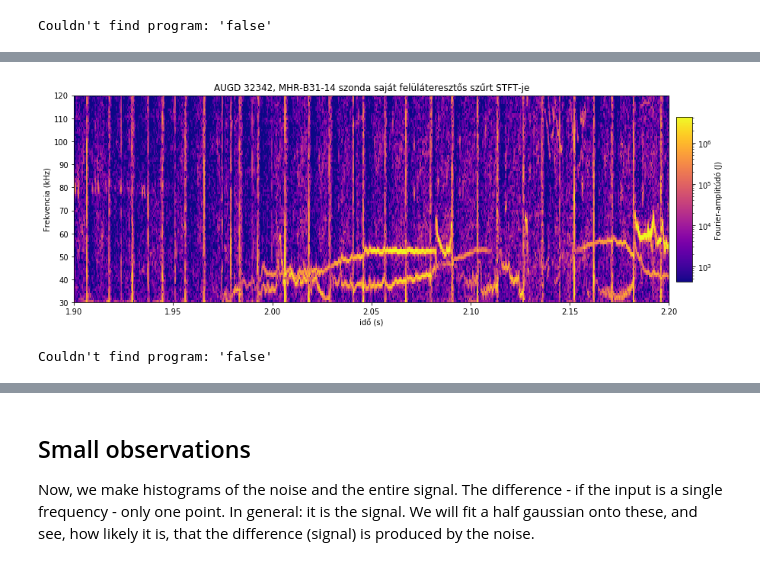
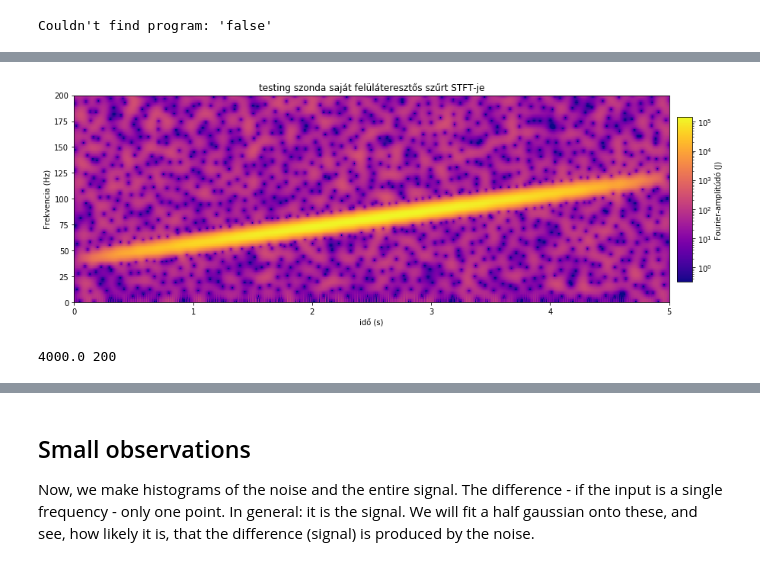
Before and after one commit to martonvavrik/fusion_research, a Jupyter notebook: waves.ipynb, the cells around one changed output, grey strips where cells are left out. Saved outputs shown, nothing was run; the diff lists cells and outputs as text; code cells hidden in the pictures.

```diff
--- a/waves.ipynb
+++ b/waves.ipynb
@@ -92,15 +90,15 @@ print("\n",shot)
 # %%
 #%%script false
-min_t=1.9
-max_t=2.2
+min_t=0#1.9
+max_t=t#2.2
 
 s = s.astype(float)
 x = x.astype(float)
 samples=s.size
-full_f = np.zeros(samples)
+#full_f = np.zeros(samples)
 t=max(x)-min(x)
 nyquist=samples/2/t
-frangemax=nyquist#250000#
+#frangemax=nyquist#250000#
 xf=np.linspace(0.0, frangemax, frangemax*t+1)
 s_rate=x.size/t
 
@@ -113,6 +111,6 @@ x=x[min_x:max_x]
 s=s[min_x:max_x]
 
 print(max_t)
-print(nyquist)
+print(frangemax)
 print(x.size)
 # %% [output]
@@ -299,9 +299,9 @@ Couldn't find program: 'false'
 ## Short-time Fourier transform
 # %%
 t0=time.time()
-win_r = 1000 #1000
-d_win=500#random.randint(200,300)
-std=500 #150
+win_r = 3000 #1000
+d_win=50#random.randint(200,300)
+std=300 #150
 win_base = scipy.signal.gaussian(2*win_r+1, std=std)#np.wining(2*win_r+1)
 
 plt.plot(win_base,".-")
@@ -368,5 +368,7 @@ t1=time.time()
 print(z_win_fft.min()**2)
 print(z_win_fft.max()**2)
 print(std)
+
+z_win_fft_cutted = (z_win_fft.T)**2
 # %% [output]
 a
@@ -452,54 +397,33 @@ Couldn't find program: 'false'
 # %%
 ##### %%script false
-colornorm=colors.LogNorm(vmin=z_win_fft_cutted.min()*40000000, vmax=z_win_fft_cutted.max()/10)
+colornorm=colors.LogNorm(vmin=z_win_fft_cutted.min()*10**6, vmax=z_win_fft_cutted.max())#40000000#10
 logax = np.linspace(int(np.log10(z_win_fft_cutted.min())),int(np.log10(z_win_fft_cutted.max())),int(np.log10(z_win_fft_cutted.max()))-int(np.log10(z_win_fft_cutted.min()))+1)
 logax = 10**logax
 fig, ax = plt.subplots(figsize=(14,5))
 #extent=[0,t-(2*win_r/s_rate),0,frangemax/t],
 #plt.figure(figsize=(15,10))
 #ax.plot(x,np.abs(full_f),color='g',linewidth=3,linestyle='dashed',alpha=0.6)#img = ax.
-img = plt.imshow(z_win_fft_cutted,cmap='plasma',  aspect='auto', extent=[min_t,max_t,frangemax/1000,0], norm=colornorm)#interpolation='gaussian',*30000000/4
+img = plt.imshow(z_win_fft_cutted,cmap='plasma',  aspect='auto', extent=[min_t,max_t,2*nyquist,0], norm=colornorm)#interpolation='gaussian',*30000000/4
 #plt.title('39424-es kisülés, J051-es szonda STFT-je')
 plt.title(shot+' szonda saját felüláteresztős szűrt STFT-je')
 #plt.title('AUGD 34924, B31-40-es szonda STFT-je')
-plt.ylabel('Frekvencia (kHz)')
+plt.ylabel('Frekvencia (Hz)')
 plt.xlabel('idő (s)')#('time (s)')
-plt.ylim(120,30)
+plt.ylim(0,frangemax)
 #plt.xlim(1.9,2.4)
 plt.subplots_adjust(right=0.90)
-plt.gca().invert_yaxis()
+#plt.gca().invert_yaxis()
 cbar=plt.colorbar(img,cax=plt.axes([0.91, 0.2, 0.02, 0.6]),ticks=None)
 cbar.set_label('Fourier-amplitúdó (J)')
 #plt.axis([2.13,2.15,min(s),20000])
-#cbar.set_ticks(logax)
+cbar.set_ticks(logax)
 plt.savefig(shot+' '+str(min_t)+'-'+str(max_t)+' stft.pdf')#34924_40
 plt.show()
+
+print(nyquist,frangemax)
 # %% [output]
-[figure, old version]
+[figure, new version]
+4000.0 200
-# %%
-%%script false
-logax = np.linspace(int(np.log10(z_spy_stft_cutted.min())),int(np.log10(z_spy_stft_cutted.max())),int(np.log10(z_spy_stft_cutted.max()))-int(np.log10(z_spy_stft_cutted.min()))+1)
-logax = 10**logax
-fig, ax = plt.subplots(figsize=(10,5))
-#plt.figure(figsize=(15,10))
-#plt.pcolormesh(f_ax, t_ax, np.abs(z_spy_stft), vmin=0, vmax=amp) # extent=[min_t,max_t,frangemax,0],
-#ax.plot(x,np.abs(full_f),color='w',linewidth=3,linestyle='dashed')
-plt.title('teszt jel szűretlen könyvtári STFT-je')
-plt.ylabel('Frekvencia (kHz)')
-plt.xlabel('idő (s)')
-#plt.ylim(140,0)
-plt.subplots_adjust(right=0.90)
-img2 = ax.imshow(np.abs(z_spy_stft_cutted),cmap='plasma', interpolation='gaussian', aspect='auto',extent=[min_t,max_t,frangemax/1000,0], norm=colors.LogNorm(vmin=z_spy_stft_cutted.min()*1, vmax=z_spy_stft_cutted.max()/2))#)*4000000/800
-plt.gca().invert_yaxis() #extent=[min_t,max_t,frangemax,0],
-cbar=plt.colorbar(img2,cax=plt.axes([0.91, 0.2, 0.02, 0.6]),ticks=None)
-cbar.set_label('Fourier value')
-#cbar.set_ticks(logax)
-plt.savefig('t_stft1.pdf')
-plt.show()
-
-print(np.max(z_spy_stft))
-# %% [output]
-Couldn't find program: 'false'
 # %%
 #%%script false
 #ridge_no = 1
```
Also changed, not shown: parts of 32 cells of this notebook.
